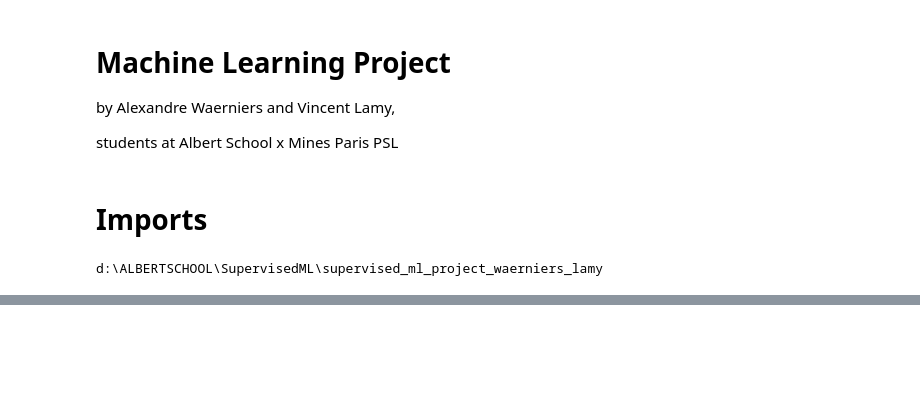
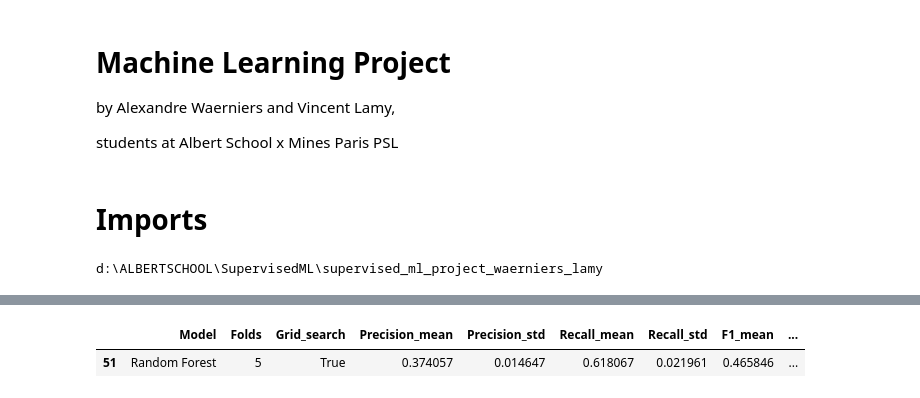
Before and after one commit to Xenodion/supervised_ml_project_waerniers_lamy, a Jupyter notebook: project.ipynb, the cells around one changed output, grey strips where cells are left out. Cells and saved outputs as stored; diff of their text form; code cells hidden in the pictures; blank space fills up the shorter version.

```diff
--- a/project.ipynb
+++ b/project.ipynb
@@ -251,0 +255,6 @@ FileNotFoundError: [Errno 2] No such file or directory: 'd:\\ALBERTSCHOOL\\Super
+# %%
+trained_models = pd.read_csv(os.path.join(cwd, 'data', 'logs.csv'))
+trained_models[trained_models.Pipeline_file == "saved_pipelines\Random_Forest_pipeline_1762872489.pkl"]
+# %% [output]
+|  | Model | Folds | Grid_search | Precision_mean | Precision_std | Recall_mean | Recall_std | F1_mean | ... |
+| 51 | Random Forest | 5 | True | 0.374057 | 0.014647 | 0.618067 | 0.021961 | 0.465846 | ... |
```
Also changed, not shown: parts of 17 cells of this notebook, 56 other files.
